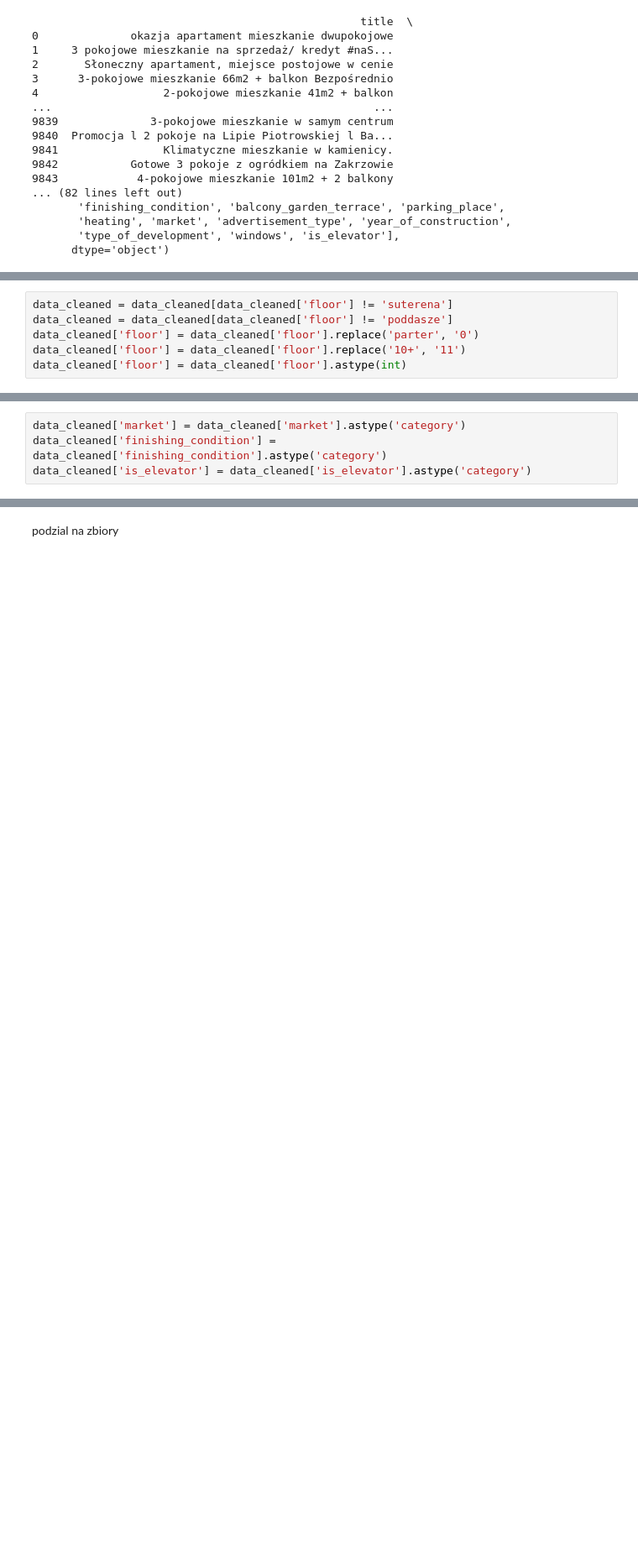
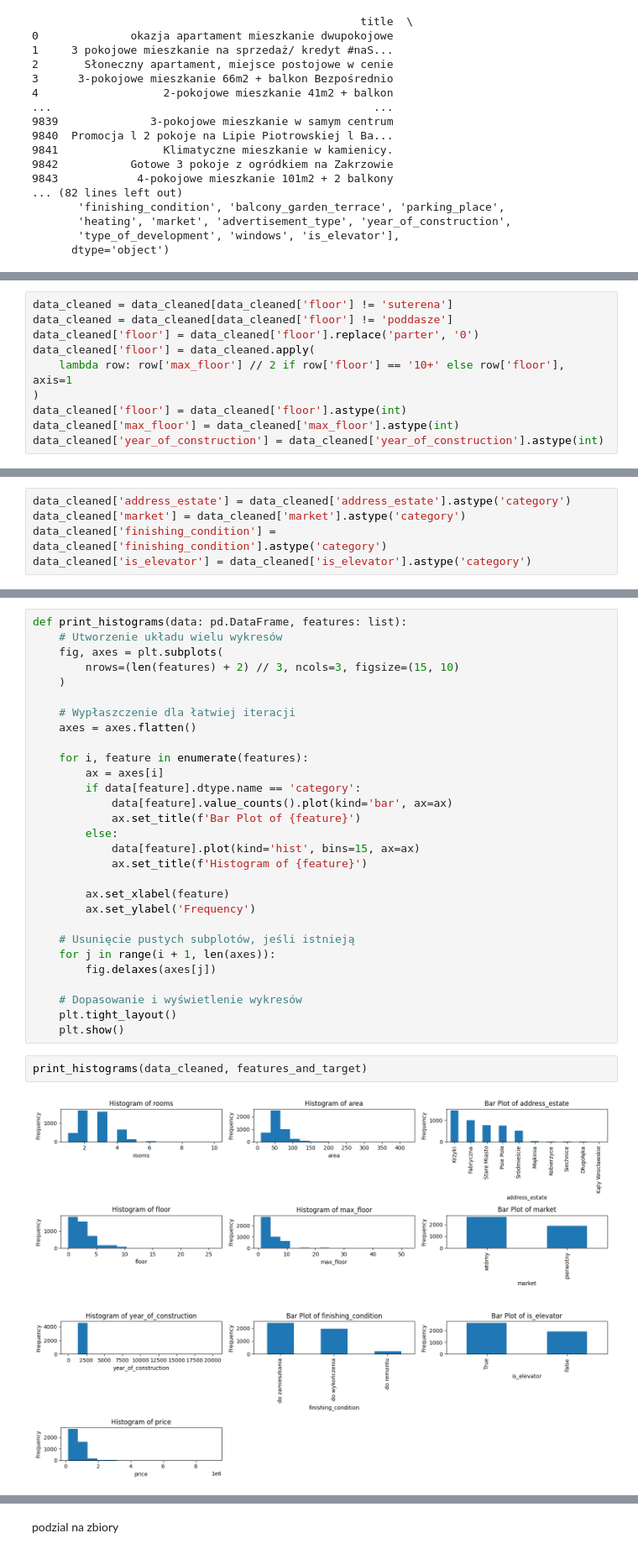
Before and after one commit to stepkos/real-estate-price-valuation, a Jupyter notebook: src/wroclaw-4.ipynb, the cells around one changed output, grey strips where cells are left out. Shown: that part at 84% size. Drawn from its saved outputs; the diff is of its cells as text; blank space fills up the shorter version.

```diff
--- a/src/wroclaw-4.ipynb
+++ b/src/wroclaw-4.ipynb
@@ -82,5 +133,9 @@ print(data_cleaned.shape)
 data_cleaned = data_cleaned[data_cleaned['floor'] != 'suterena']
 data_cleaned = data_cleaned[data_cleaned['floor'] != 'poddasze']
 data_cleaned['floor'] = data_cleaned['floor'].replace('parter', '0')
-data_cleaned['floor'] = data_cleaned['floor'].replace('10+', '11')
+data_cleaned['floor'] = data_cleaned.apply(
+    lambda row: row['max_floor'] // 2 if row['floor'] == '10+' else row['floor'], axis=1
+)
 data_cleaned['floor'] = data_cleaned['floor'].astype(int)
+data_cleaned['max_floor'] = data_cleaned['max_floor'].astype(int)
+data_cleaned['year_of_construction'] = data_cleaned['year_of_construction'].astype(int)
@@ -114,4 +165,5 @@ change str to category numbers
 # %%
+data_cleaned['address_estate'] = data_cleaned['address_estate'].astype('category')
 data_cleaned['market'] = data_cleaned['market'].astype('category')
 data_cleaned['finishing_condition'] = data_cleaned['finishing_condition'].astype('category')
 data_cleaned['is_elevator'] = data_cleaned['is_elevator'].astype('category')
@@ -180,0 +191,33 @@ data_cat = data_cat[data_cat['price'] < 2000000]
+# %%
+def print_histograms(data: pd.DataFrame, features: list):
+    # Utworzenie układu wielu wykresów
+    fig, axes = plt.subplots(
+        nrows=(len(features) + 2) // 3, ncols=3, figsize=(15, 10)
+    )
+
+    # Wypłaszczenie dla łatwiej iteracji
+    axes = axes.flatten()
+
+    for i, feature in enumerate(features):
+        ax = axes[i]
+        if data[feature].dtype.name == 'category':
+            data[feature].value_counts().plot(kind='bar', ax=ax)
+            ax.set_title(f'Bar Plot of {feature}')
+        else:
+            data[feature].plot(kind='hist', bins=15, ax=ax)
+            ax.set_title(f'Histogram of {feature}')
+
+        ax.set_xlabel(feature)
+        ax.set_ylabel('Frequency')
+
+    # Usunięcie pustych subplotów, jeśli istnieją
+    for j in range(i + 1, len(axes)):
+        fig.delaxes(axes[j])
+
+    # Dopasowanie i wyświetlenie wykresów
+    plt.tight_layout()
+    plt.show()
+# %%
+print_histograms(data_cleaned, features_and_target)
+# %% [output]
+[figure, added]
```
Also changed, not shown: parts of 75 cells of this notebook, 2 other files.
